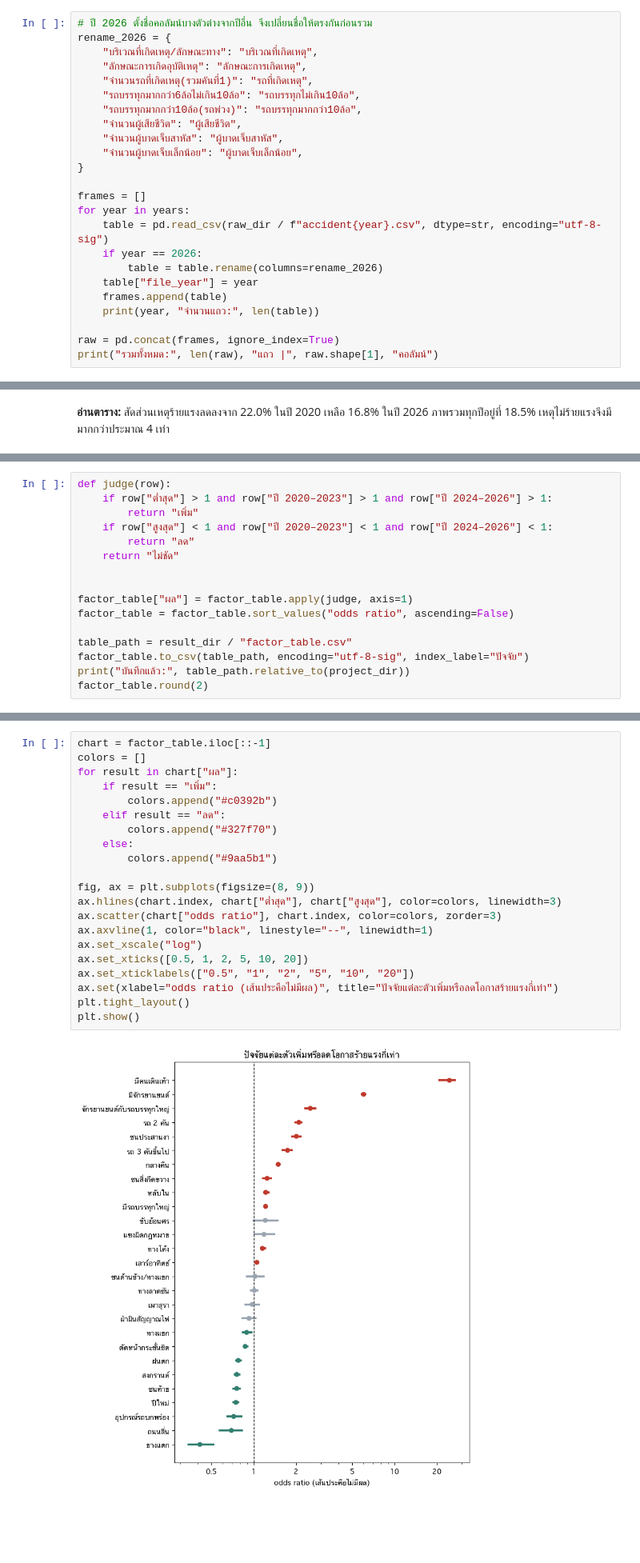
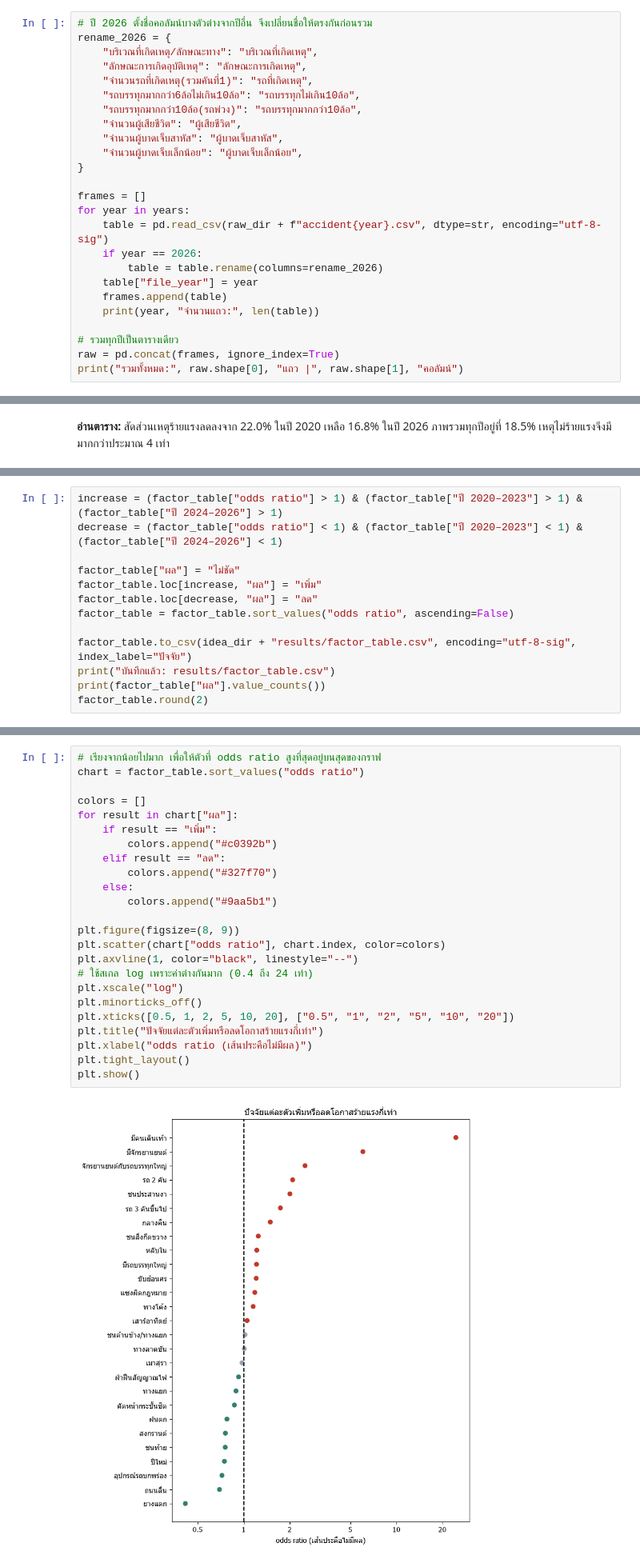
Before and after one commit to entezs/road-accident-forecast, a Jupyter notebook: notebooks/explore_idea/severity_factors.ipynb, the cells around one changed output, grey strips where cells are left out. Shown at 80% size. Saved outputs shown, nothing was run; the diff lists cells and outputs as text; blank space fills up the shorter version.

```diff
--- a/notebooks/explore_idea/severity_factors.ipynb
+++ b/notebooks/explore_idea/severity_factors.ipynb
@@ -96,15 +63,16 @@ rename_2026 = {
 
 frames = []
 for year in years:
-    table = pd.read_csv(raw_dir / f"accident{year}.csv", dtype=str, encoding="utf-8-sig")
+    table = pd.read_csv(raw_dir + f"accident{year}.csv", dtype=str, encoding="utf-8-sig")
     if year == 2026:
         table = table.rename(columns=rename_2026)
     table["file_year"] = year
     frames.append(table)
     print(year, "จำนวนแถว:", len(table))
 
+# รวมทุกปีเป็นตารางเดียว
 raw = pd.concat(frames, ignore_index=True)
-print("รวมทั้งหมด:", len(raw), "แถว |", raw.shape[1], "คอลัมน์")
+print("รวมทั้งหมด:", raw.shape[0], "แถว |", raw.shape[1], "คอลัมน์")
 # %% [output]
 2020 จำนวนแถว: 21239
 2021 จำนวนแถว: 20062
@@ -1061,17 +981,14 @@ factor_table["สูงสุด"] = bootstrap_table.quantile(0.975)
 # %%
-def judge(row):
-    if row["ต่ำสุด"] > 1 and row["ปี 2020–2023"] > 1 and row["ปี 2024–2026"] > 1:
-        return "เพิ่ม"
-    if row["สูงสุด"] < 1 and row["ปี 2020–2023"] < 1 and row["ปี 2024–2026"] < 1:
-        return "ลด"
-    return "ไม่ชัด"
+increase = (factor_table["odds ratio"] > 1) & (factor_table["ปี 2020–2023"] > 1) & (factor_table["ปี 2024–2026"] > 1)
+decrease = (factor_table["odds ratio"] < 1) & (factor_table["ปี 2020–2023"] < 1) & (factor_table["ปี 2024–2026"] < 1)
 
-
-factor_table["ผล"] = factor_table.apply(judge, axis=1)
+factor_table["ผล"] = "ไม่ชัด"
+factor_table.loc[increase, "ผล"] = "เพิ่ม"
+factor_table.loc[decrease, "ผล"] = "ลด"
 factor_table = factor_table.sort_values("odds ratio", ascending=False)
 
-table_path = result_dir / "factor_table.csv"
-factor_table.to_csv(table_path, encoding="utf-8-sig", index_label="ปัจจัย")
-print("บันทึกแล้ว:", table_path.relative_to(project_dir))
+factor_table.to_csv(idea_dir + "results/factor_table.csv", encoding="utf-8-sig", index_label="ปัจจัย")
+print("บันทึกแล้ว: results/factor_table.csv")
+print(factor_table["ผล"].value_counts())
 factor_table.round(2)
 # %% [output]
@@ -1096,24 +1018,27 @@ factor_table.round(2)
 # %%
-chart = factor_table.iloc[::-1]
+# เรียงจากน้อยไปมาก เพื่อให้ตัวที่ odds ratio สูงที่สุดอยู่บนสุดของกราฟ
+chart = factor_table.sort_values("odds ratio")
+
 colors = []
 for result in chart["ผล"]:
     if result == "เพิ่ม":
         colors.append("#c0392b")
     elif result == "ลด":
         colors.append("#327f70")
     else:
         colors.append("#9aa5b1")
 
-fig, ax = plt.subplots(figsize=(8, 9))
-ax.hlines(chart.index, chart["ต่ำสุด"], chart["สูงสุด"], color=colors, linewidth=3)
-ax.scatter(chart["odds ratio"], chart.index, color=colors, zorder=3)
-ax.axvline(1, color="black", linestyle="--", linewidth=1)
-ax.set_xscale("log")
-ax.set_xticks([0.5, 1, 2, 5, 10, 20])
-ax.set_xticklabels(["0.5", "1", "2", "5", "10", "20"])
-ax.set(xlabel="odds ratio (เส้นประคือไม่มีผล)", title="ปัจจัยแต่ละตัวเพิ่มหรือลดโอกาสร้ายแรงกี่เท่า")
+plt.figure(figsize=(8, 9))
+plt.scatter(chart["odds ratio"], chart.index, color=colors)
+plt.axvline(1, color="black", linestyle="--")
+# ใช้สเกล log เพราะค่าต่างกันมาก (0.4 ถึง 24 เท่า)
+plt.xscale("log")
+plt.minorticks_off()
+plt.xticks([0.5, 1, 2, 5, 10, 20], ["0.5", "1", "2", "5", "10", "20"])
+plt.title("ปัจจัยแต่ละตัวเพิ่มหรือลดโอกาสร้ายแรงกี่เท่า")
+plt.xlabel("odds ratio (เส้นประคือไม่มีผล)")
 plt.tight_layout()
 plt.show()
 # %% [output]
-[figure, old version]
+[figure, new version]
 # %% [markdown]
```
Also changed, not shown: parts of 73 cells of this notebook, 3 other files.
